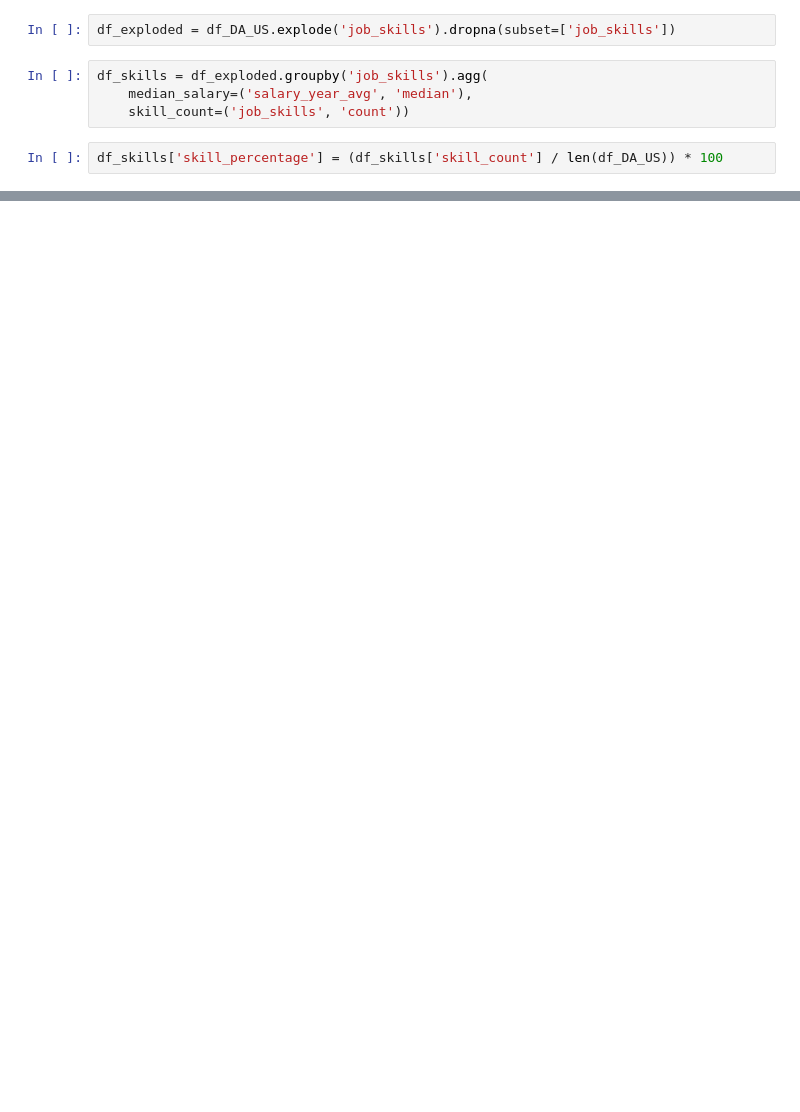
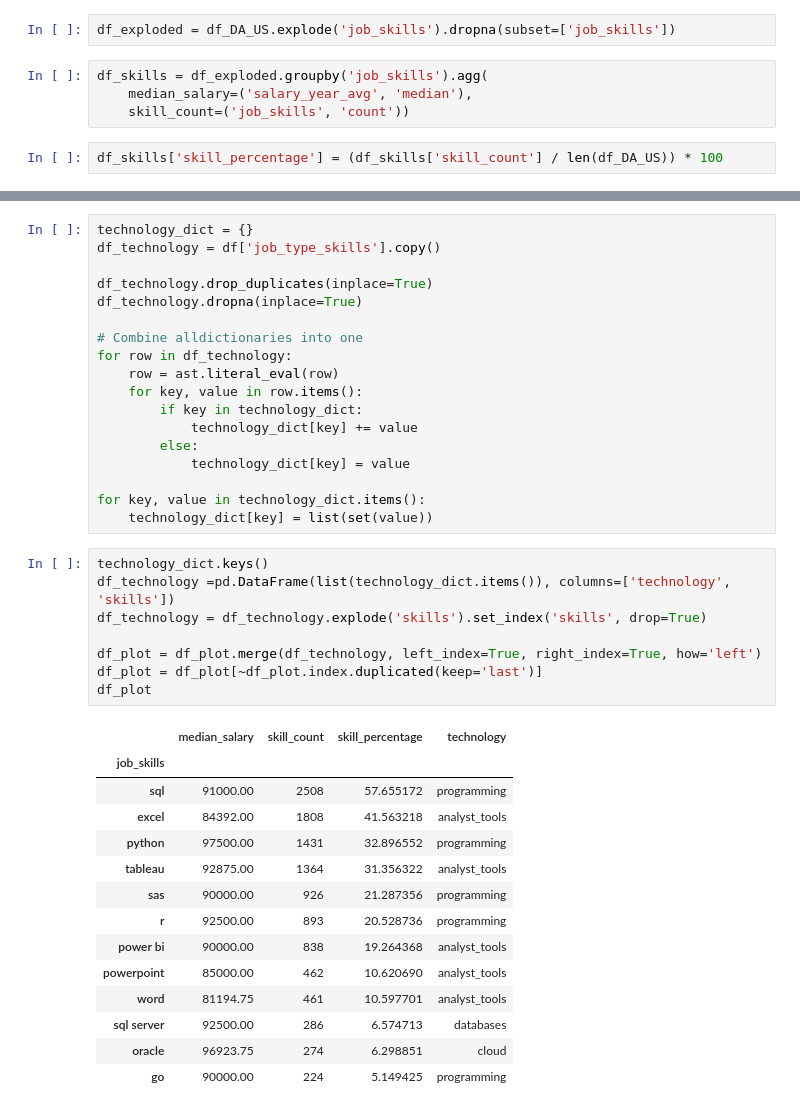
Before and after one commit to jroy2019/Python_data_analytics, a Jupyter notebook: 2_Data_Analytics_Project/5_Optimal_Skills.ipynb, the cells around one changed output, grey strips where cells are left out. Cells and saved outputs as stored; diff of their text form; blank space fills up the shorter version.

```diff
--- a/2_Data_Analytics_Project/5_Optimal_Skills.ipynb
+++ b/2_Data_Analytics_Project/5_Optimal_Skills.ipynb
@@ -58,0 +99,41 @@ df_skills
+# %%
+technology_dict = {}
+df_technology = df['job_type_skills'].copy()
+
+df_technology.drop_duplicates(inplace=True)
+df_technology.dropna(inplace=True)
+
+# Combine alldictionaries into one
+for row in df_technology:
+    row = ast.literal_eval(row)
+    for key, value in row.items():
+        if key in technology_dict:
+            technology_dict[key] += value
+        else:
+            technology_dict[key] = value
+
+for key, value in technology_dict.items():
+    technology_dict[key] = list(set(value))
+# %%
+technology_dict.keys()
+df_technology =pd.DataFrame(list(technology_dict.items()), columns=['technology', 'skills'])
+df_technology = df_technology.explode('skills').set_index('skills', drop=True)
+
+df_plot = df_plot.merge(df_technology, left_index=True, right_index=True, how='left')
+df_plot = df_plot[~df_plot.index.duplicated(keep='last')]
+df_plot
+# %% [output]
+|  | median_salary | skill_count | skill_percentage | technology |
+| job_skills |  |  |  |  |
+| sql | 91000.00 | 2508 | 57.655172 | programming |
+| excel | 84392.00 | 1808 | 41.563218 | analyst_tools |
+| python | 97500.00 | 1431 | 32.896552 | programming |
+| tableau | 92875.00 | 1364 | 31.356322 | analyst_tools |
+| sas | 90000.00 | 926 | 21.287356 | programming |
+| r | 92500.00 | 893 | 20.528736 | programming |
+| power bi | 90000.00 | 838 | 19.264368 | analyst_tools |
+| powerpoint | 85000.00 | 462 | 10.620690 | analyst_tools |
+| word | 81194.75 | 461 | 10.597701 | analyst_tools |
+| sql server | 92500.00 | 286 | 6.574713 | databases |
+| oracle | 96923.75 | 274 | 6.298851 | cloud |
+| go | 90000.00 | 224 | 5.149425 | programming |
```
Also changed, not shown: parts of 5 cells of this notebook, 2 other files.
